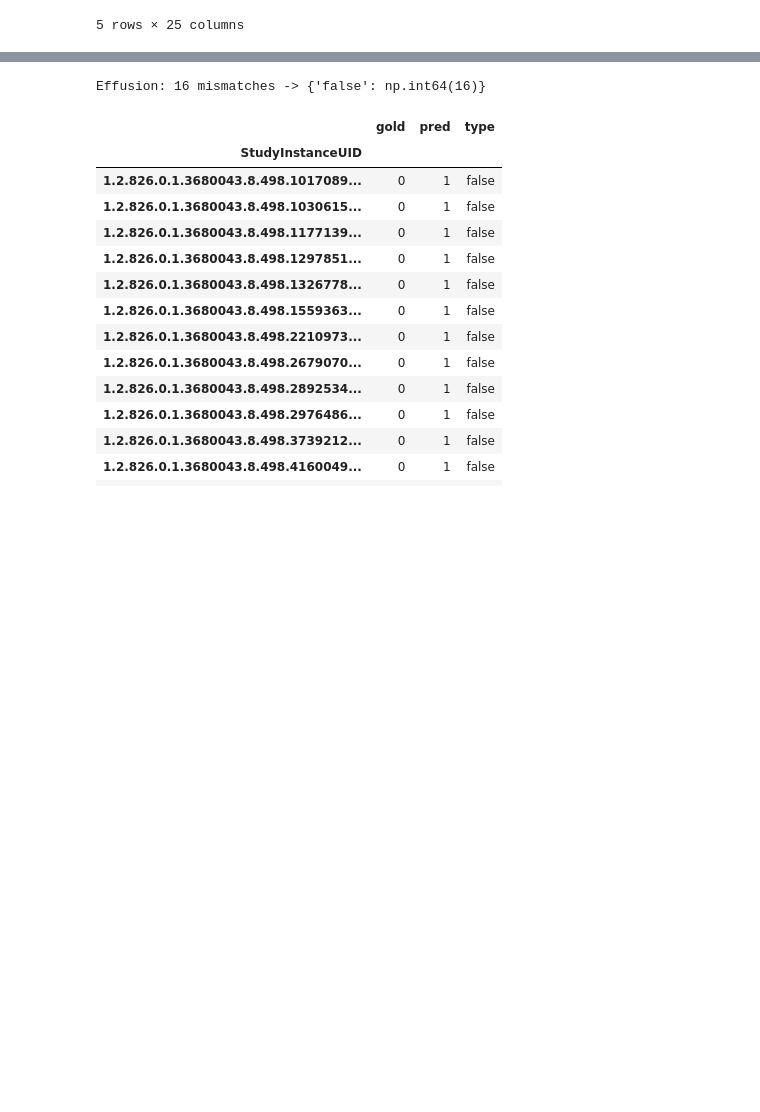
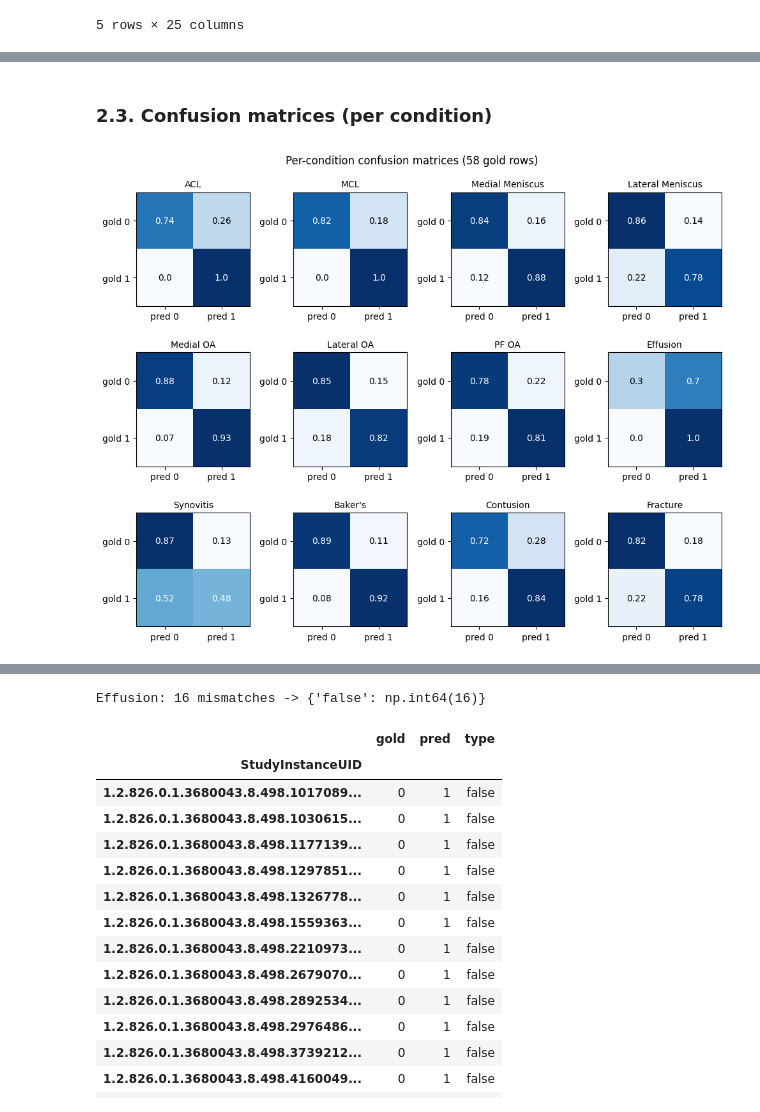
Before and after one commit to gperdrizet/RSNA-knee-abnormality, a Jupyter notebook: notebooks/02-label_extraction.ipynb, the cells around one changed output, grey strips where cells are left out. Cells and saved outputs as stored; diff of their text form; code cells hidden in the pictures; blank space fills up the shorter version.

```diff
--- a/notebooks/02-label_extraction.ipynb
+++ b/notebooks/02-label_extraction.ipynb
@@ -116,3 +140,30 @@ Mean accuracy: 0.816 | Mean kappa: 0.587
 | Baker's | 12 | 16 | 0.897 | 0.719 | 1 | 5 |
 | Contusion | 19 | 27 | 0.759 | 0.505 | 3 | 11 |
 | Fracture | 18 | 21 | 0.810 | 0.576 | 4 | 7 |
+# %% [markdown]
+### 2.3. Confusion matrices (per condition)
+# %%
+fig, axes = plt.subplots(3, 4, figsize=(10, 8))
+
+for ax, c in zip(axes.flat, label_cols):
+    g = (cmp_df[f'{c}_label'].fillna(0) == 1).astype(int).values
+    p = (cmp_df[f'{c}_pred'].fillna(0) == 1).astype(int).values
+    cm = confusion_matrix(g, p, labels=[0, 1], normalize='true')
+
+    ax.imshow(cm, cmap='Blues')
+    ax.set_title(c, fontsize=10)
+    ax.set_xticks([0, 1]); ax.set_xticklabels(['pred 0', 'pred 1'])
+    ax.set_yticks([0, 1]); ax.set_yticklabels(['gold 0', 'gold 1'])
+
+    for i in range(2):
+        for j in range(2):
+            ax.text(
+                j, i, round(cm[i, j], 2), ha='center', va='center',
+                color='white' if cm[i, j] > cm.max() / 2 else 'black'
+            )
+
+fig.suptitle('Per-condition confusion matrices (58 gold rows)')
+fig.tight_layout()
+plt.show()
+# %% [output]
+[figure, added]
```
Also changed, not shown: parts of 16 cells of this notebook.
